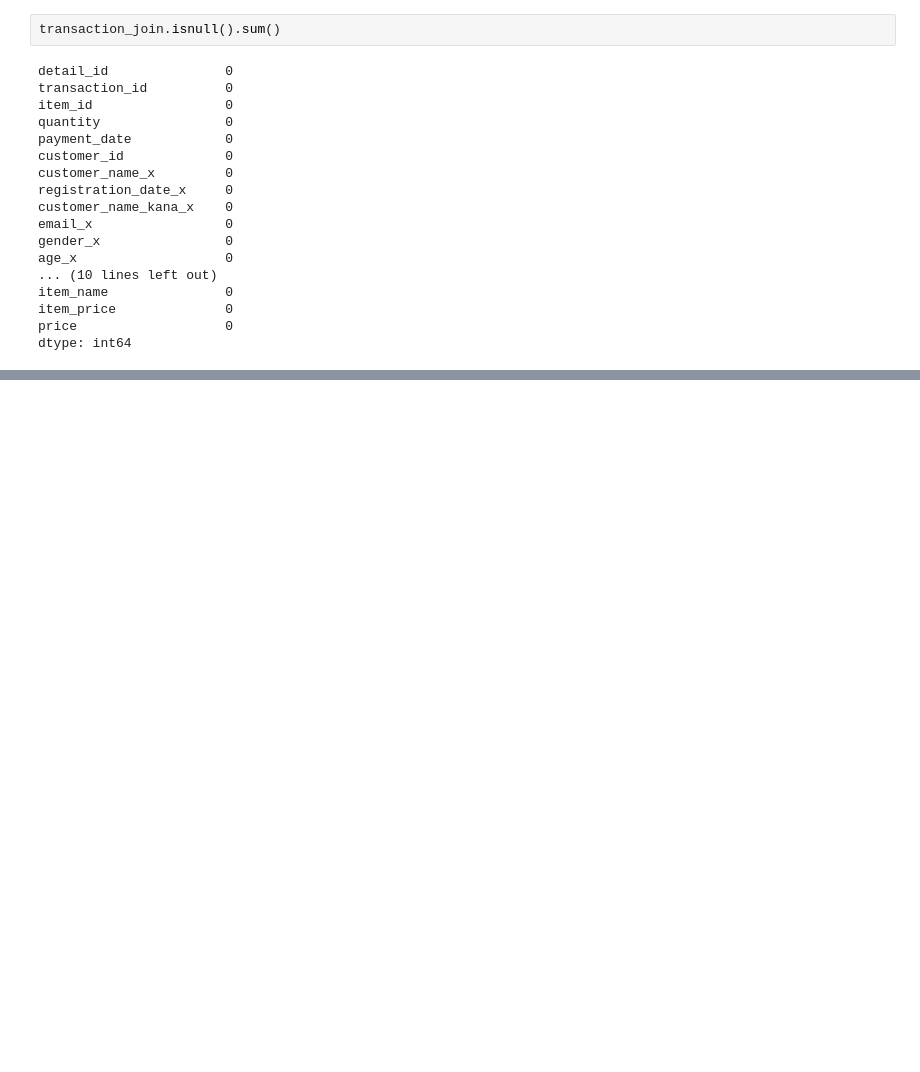
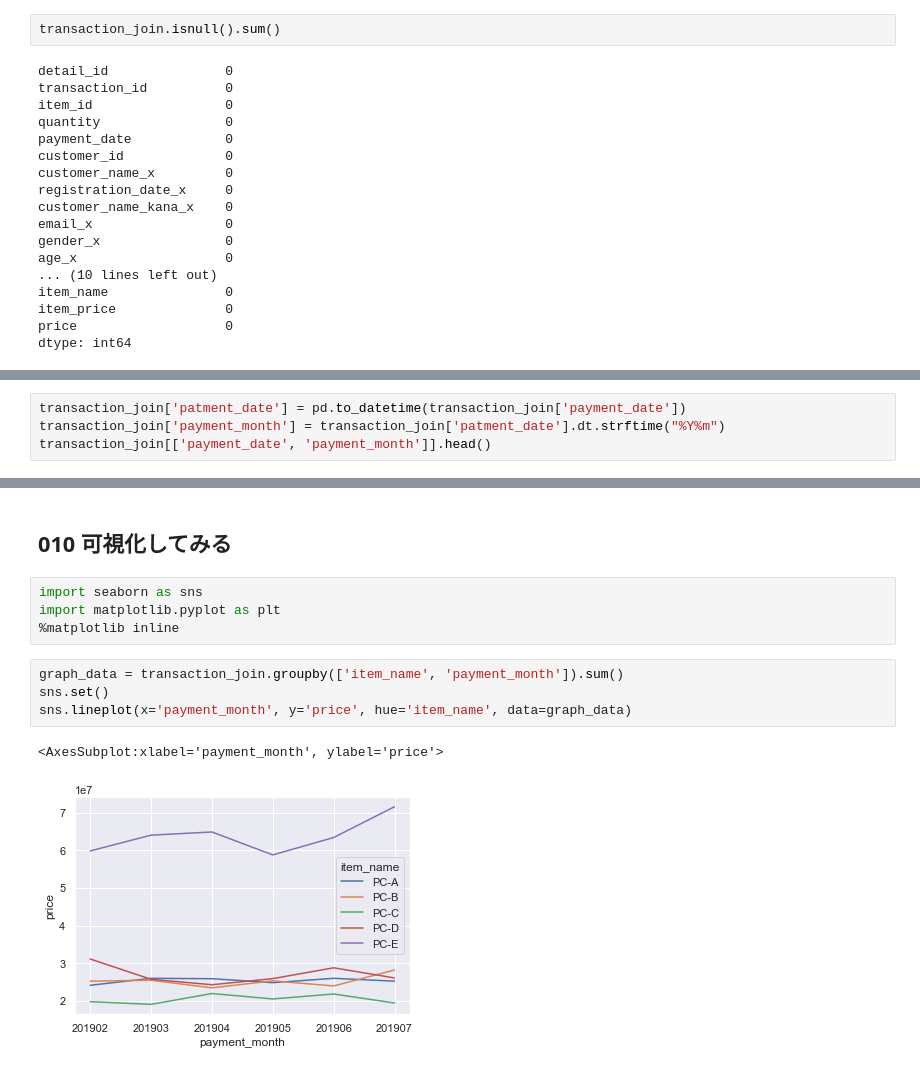
Before and after one commit to kanameg/ml4se, a Jupyter notebook: python/src/100knoks-001.ipynb, the cells around one changed output, grey strips where cells are left out. Saved outputs shown, nothing was run; the diff lists cells and outputs as text; blank space fills up the shorter version.

```diff
--- a/python/src/100knoks-001.ipynb
+++ b/python/src/100knoks-001.ipynb
@@ -202,0 +226,4 @@ dtype: int64
+# %%
+transaction_join['patment_date'] = pd.to_datetime(transaction_join['payment_date'])
+transaction_join['payment_month'] = transaction_join['patment_date'].dt.strftime("%Y%m")
+transaction_join[['payment_date', 'payment_month']].head()
@@ -202,0 +286,13 @@ dtype: int64
+# %% [markdown]
+## 010 可視化してみる
+# %%
+import seaborn as sns
+import matplotlib.pyplot as plt
+%matplotlib inline
+# %%
+graph_data = transaction_join.groupby(['item_name', 'payment_month']).sum()
+sns.set()
+sns.lineplot(x='payment_month', y='price', hue='item_name', data=graph_data)
+# %% [output]
+<AxesSubplot:xlabel='payment_month', ylabel='price'>
+[figure, added]
```
Also changed, not shown: parts of 10 cells of this notebook.
